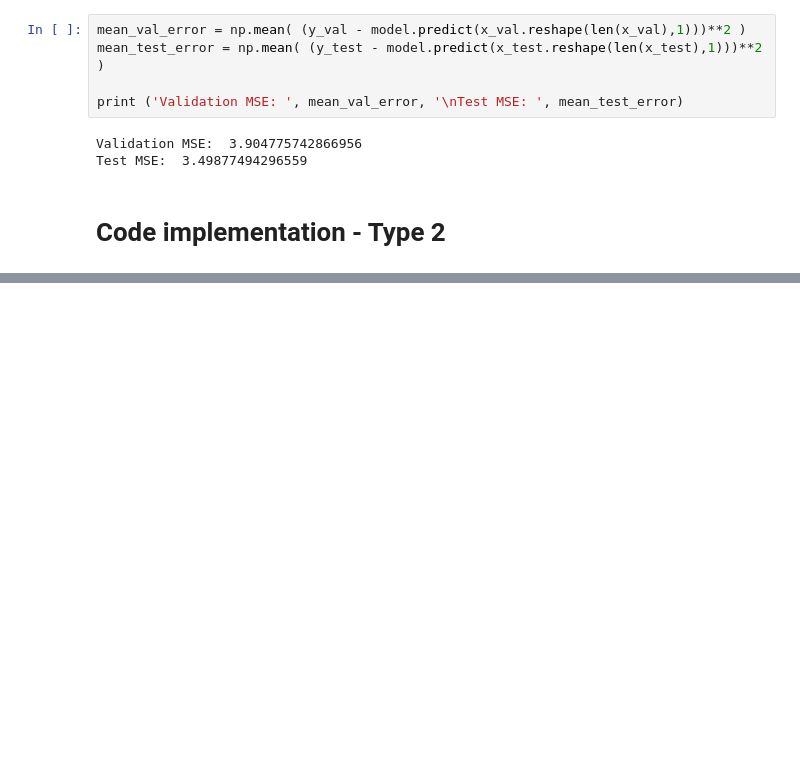
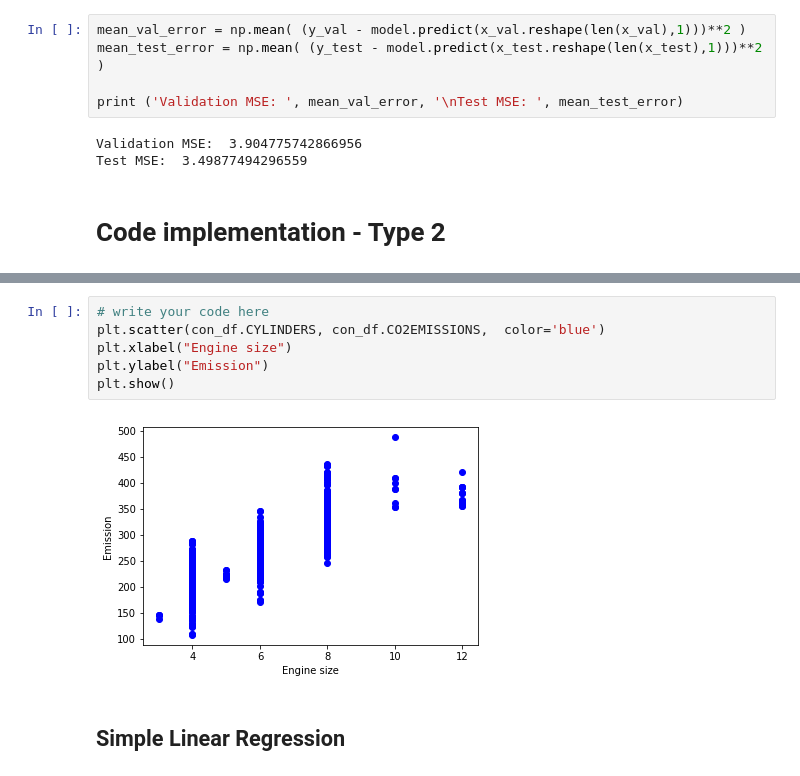
Before and after one commit to laxmankishore/ML-Algorithms, a Jupyter notebook: Linear Regression.ipynb, the cells around one changed output, grey strips where cells are left out. Saved outputs shown, nothing was run; the diff lists cells and outputs as text; blank space fills up the shorter version.

```diff
--- a/Linear Regression.ipynb
+++ b/Linear Regression.ipynb
@@ -125,0 +233,10 @@ Test MSE:  3.49877494296559
+# %%
+# write your code here
+plt.scatter(con_df.CYLINDERS, con_df.CO2EMISSIONS,  color='blue')
+plt.xlabel("Engine size")
+plt.ylabel("Emission")
+plt.show()
+# %% [output]
+[figure, added]
+# %% [markdown]
+## Simple Linear Regression
```
Also changed, not shown: parts of 37 cells of this notebook.
